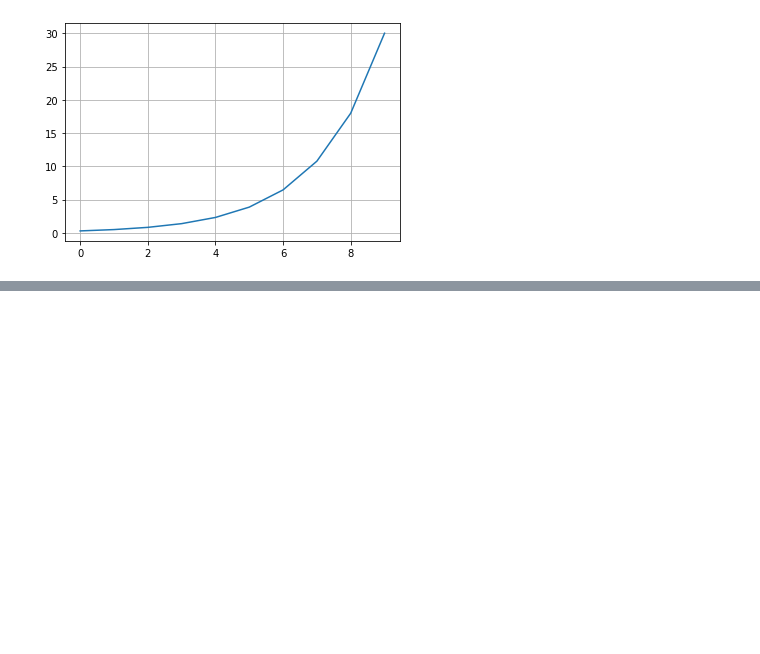
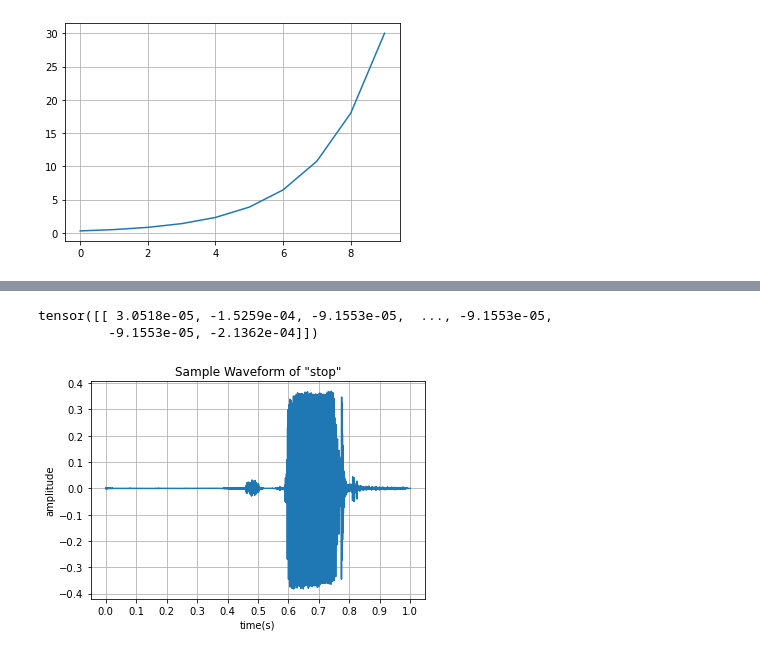
Before and after one commit to xs2445/KeywordSpotting, a Jupyter notebook: show_result.ipynb, the cells around one changed output, grey strips where cells are left out. Saved outputs shown, nothing was run; the diff lists cells and outputs as text; code cells hidden in the pictures; blank space fills up the shorter version.

```diff
--- a/show_result.ipynb
+++ b/show_result.ipynb
@@ -152,0 +231,13 @@ plt.show()
+# %%
+wave_path = './data/speech_commands_v1/audio/stop/0ab3b47d_nohash_0.wav'
+img_path = './data/speech_commands_v1/imgs/n40-q3-a1-100-4000/stop/0ab3b47d_nohash_0.npy'
+# %%
+waveform, sample_rate = get_speech_sample(wave_path)
+print(waveform)
+# %% [output]
+tensor([[ 3.0518e-05, -1.5259e-04, -9.1553e-05,  ..., -9.1553e-05,
+         -9.1553e-05, -2.1362e-04]])
+# %%
+plot_waveform(waveform, 'stop', './pics/sample_waveform_stop.jpg')
+# %% [output]
+[figure, added]
```
Also changed, not shown: parts of 14 cells of this notebook, 3 other files.
